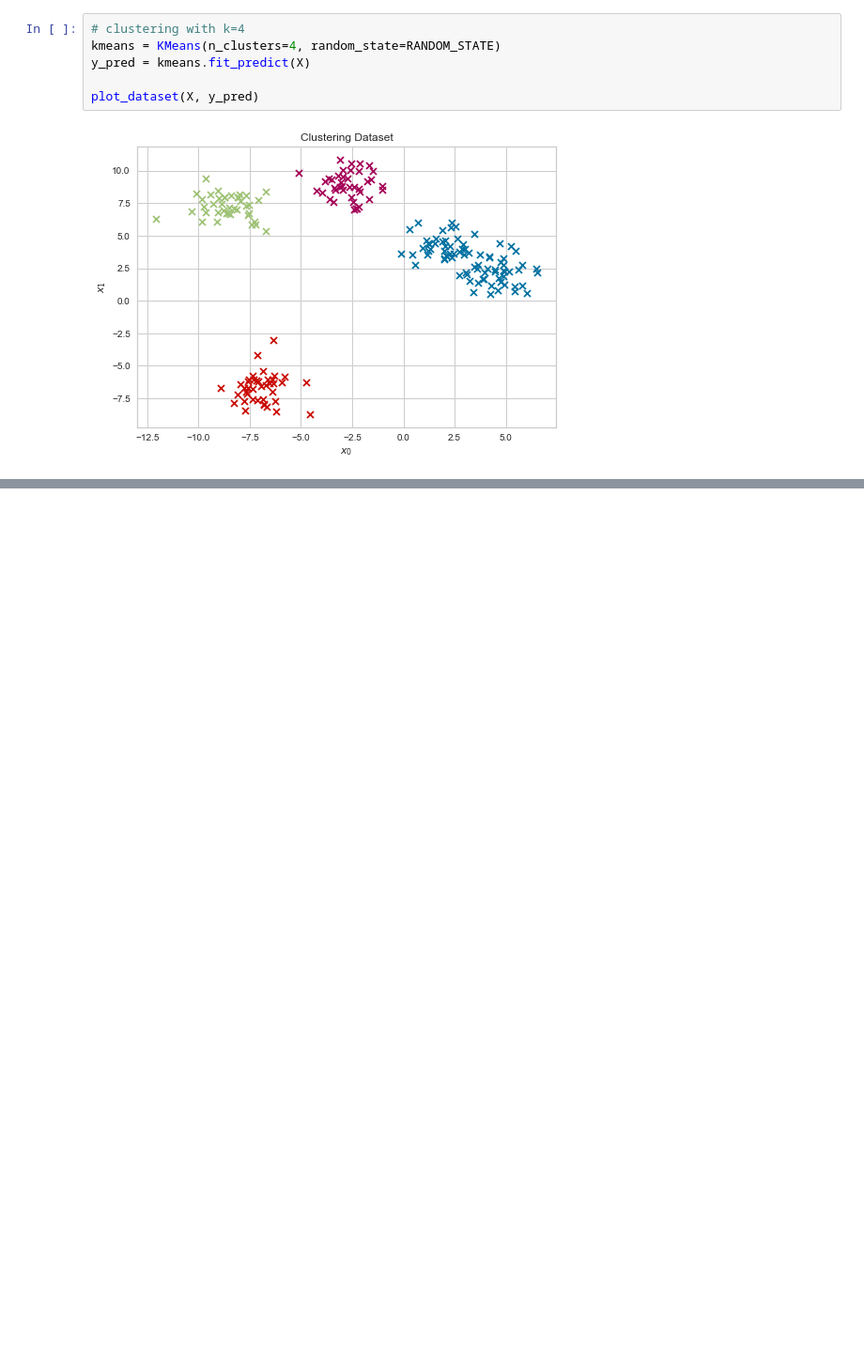
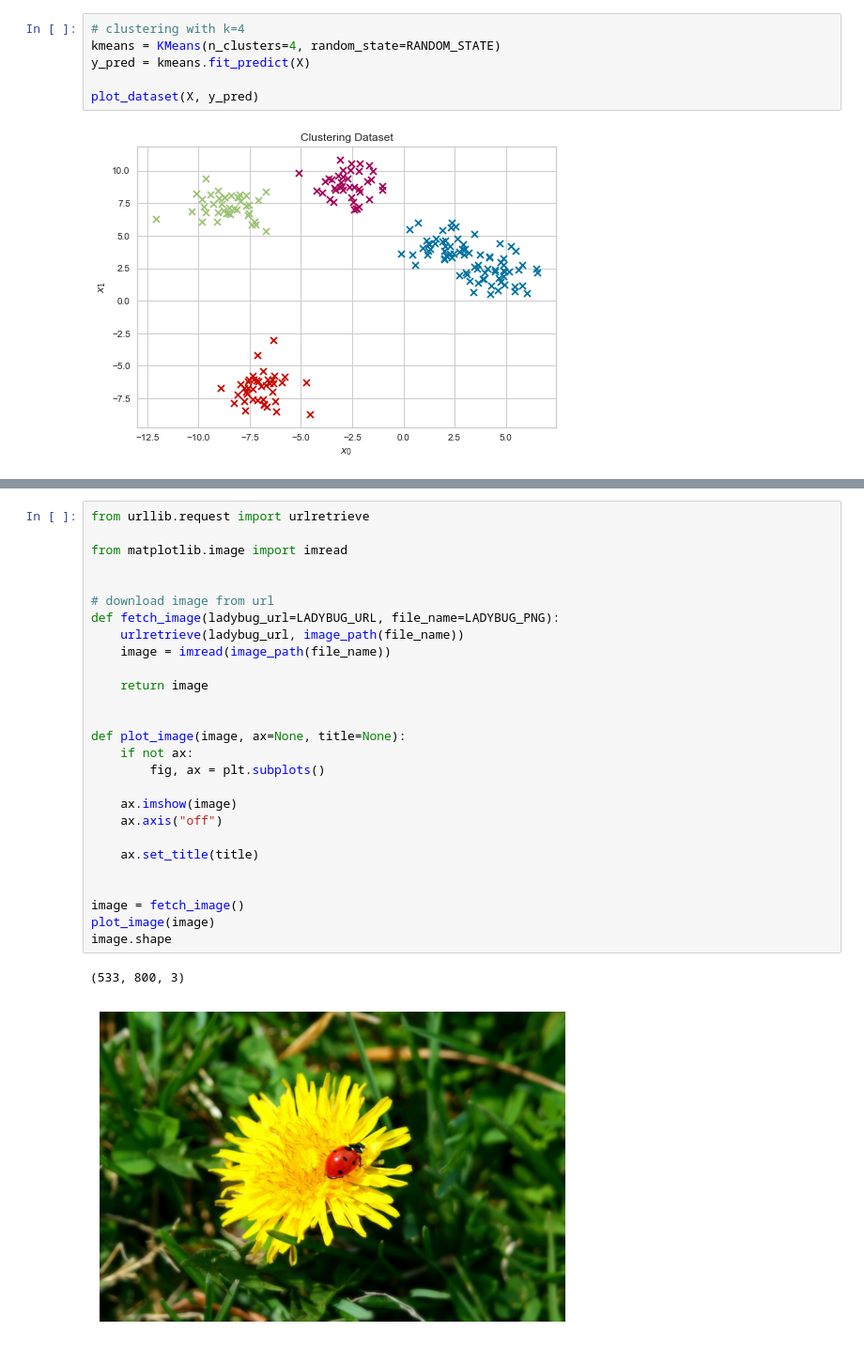
Before and after one commit to chris-leonard/hands-on-machine-learning, a Jupyter notebook: chapter-9/chapter-9-notes.ipynb, the cells around one changed output, grey strips where cells are left out. Shown at 94% size. Drawn from its saved outputs; the diff is of its cells as text; blank space fills up the shorter version.

Commit message:
complete notes on image segmentation

```diff
--- a/chapter-9/chapter-9-notes.ipynb
+++ b/chapter-9/chapter-9-notes.ipynb
@@ -364,0 +404,30 @@ plot_dataset(X, y_pred)
+# %%
+from urllib.request import urlretrieve
+
+from matplotlib.image import imread
+
+
+# download image from url
+def fetch_image(ladybug_url=LADYBUG_URL, file_name=LADYBUG_PNG):
+    urlretrieve(ladybug_url, image_path(file_name))
+    image = imread(image_path(file_name))
+
+    return image
+
+
+def plot_image(image, ax=None, title=None):
+    if not ax:
+        fig, ax = plt.subplots()
+
+    ax.imshow(image)
+    ax.axis("off")
+
+    ax.set_title(title)
+
+
+image = fetch_image()
+plot_image(image)
+image.shape
+# %% [output]
+(533, 800, 3)
+[figure, added]
```
Also changed, not shown: parts of 14 cells of this notebook, 1 other file.
